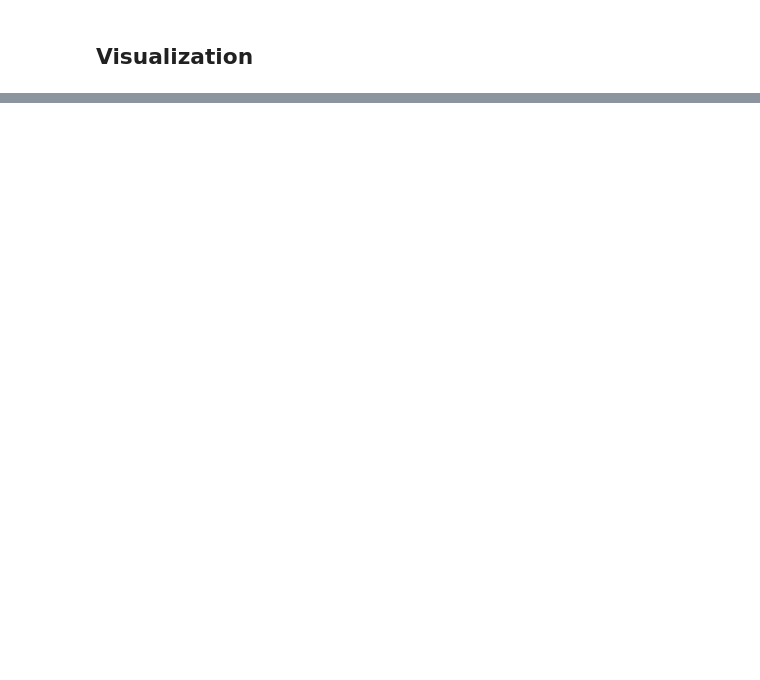
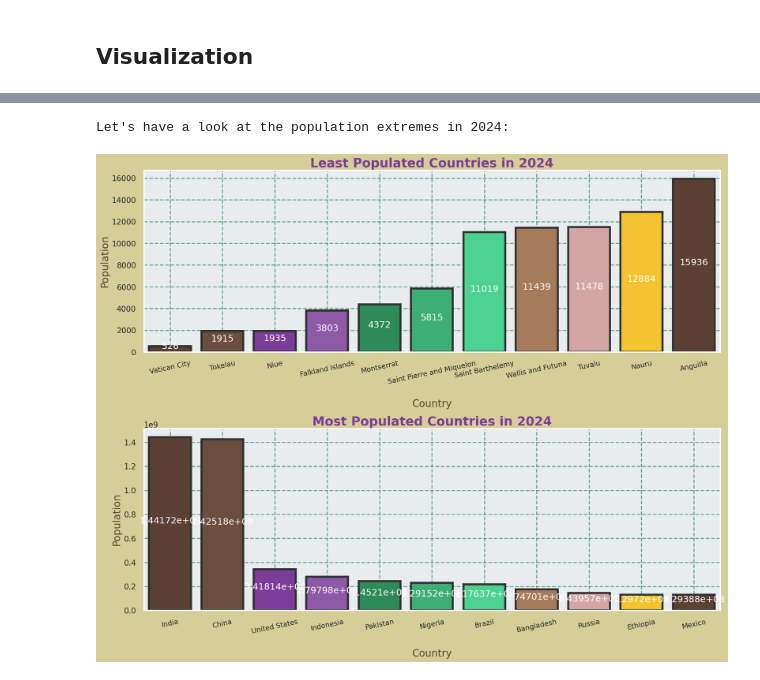
Before and after one commit to glimmer-jm/Projects, a Jupyter notebook: World_Population_analysis_2024.ipynb, the cells around one changed output, grey strips where cells are left out. Cells and saved outputs as stored; diff of their text form; code cells hidden in the pictures; blank space fills up the shorter version.

```diff
--- a/World_Population_analysis_2024.ipynb
+++ b/World_Population_analysis_2024.ipynb
@@ -264,0 +94,61 @@ Let's have a look on the population:
+# %%
+# Visualization: Population Extremes in 2024
+
+# Define the custom palette
+palette = ["#5C4033", "#6B4E3D", "#7D3C98", "#8E5AA8", "#2E8B57", "#3DAF74", "#4CD191", "#A67B5B", "#D4A5A5", "#F4C430"]
+
+# Set up the figure with two subplots
+print(f"\033[38;2;93;64;51mLet's have a look at the population extremes in 2024:\033[0m")  # Chocolate brown text
+_, axs = plt.subplots(2, 1, figsize=(20, 16))
+plt.tight_layout(pad=7.0)
+
+# Plot 1: Least Populated Countries
+# Pass the DataFrame 'df' to the 'data' parameter
+sns.barplot(
+    data=df,  # Pass the DataFrame here
+    x="Country",
+    y="Population 2024",
+    order=df.sort_values("Population 2024", ascending=True)["Country"][:11],
+    ax=axs[0],
+    palette=palette,
+    saturation=1,
+    edgecolor="#2F2F2F",
+    linewidth=4
+)
+axs[0].set_yscale("linear")
+axs[0].set_title("Least Populated Countries in 2024", fontsize=25, color="#7D3C98", fontweight="bold")
+axs[0].set_xlabel("\nCountry", fontsize=20, color="#5C4033")
+axs[0].set_ylabel("Population", fontsize=20, color="#5C4033")
+axs[0].set_xticklabels(axs[0].get_xticklabels(), rotation=12, fontsize=14)
+for container in axs[0].containers:
+    axs[0].bar_label(container, label_type="center", padding=6, size=18, color="white", rotation=0)
+
+# Plot 2: Most Populated Countries
+# Pass the DataFrame 'df' to the 'data' parameter
+sns.barplot(
+    data=df,  # Pass the DataFrame here
+    x="Country",
+    y="Population 2024",
+    order=df.sort_values("Population 2024", ascending=False)["Country"][:11],
+    ax=axs[1],
+    palette=palette,
+    saturation=1,
+    edgecolor="#2F2F2F",
+    linewidth=4
+)
+axs[1].set_yscale("linear")
+axs[1].set_title("Most Populated Countries in 2024", fontsize=25, color="#7D3C98", fontweight="bold")
+axs[1].set_xlabel("\nCountry", fontsize=20, color="#5C4033")
+axs[1].set_ylabel("Population", fontsize=20, color="#5C4033")
+axs[1].set_xticklabels(axs[1].get_xticklabels(), rotation=12, fontsize=14)
+for container in axs[1].containers:
+    axs[1].bar_label(container, label_type="center", padding=6, size=18, color="white", rotation=0)
+
+# Background and grid for both plots
+for ax in axs:
+    ax.set_facecolor("#E8ECEF")  # Light gray background
+    ax.grid(True, linestyle="--", alpha=0.7, color="#2E8B57")  # Sea green grid
+plt.show()
+# %% [output]
+Let's have a look at the population extremes in 2024:
+[figure, added]
```
Also changed, not shown: parts of 5 cells of this notebook.
